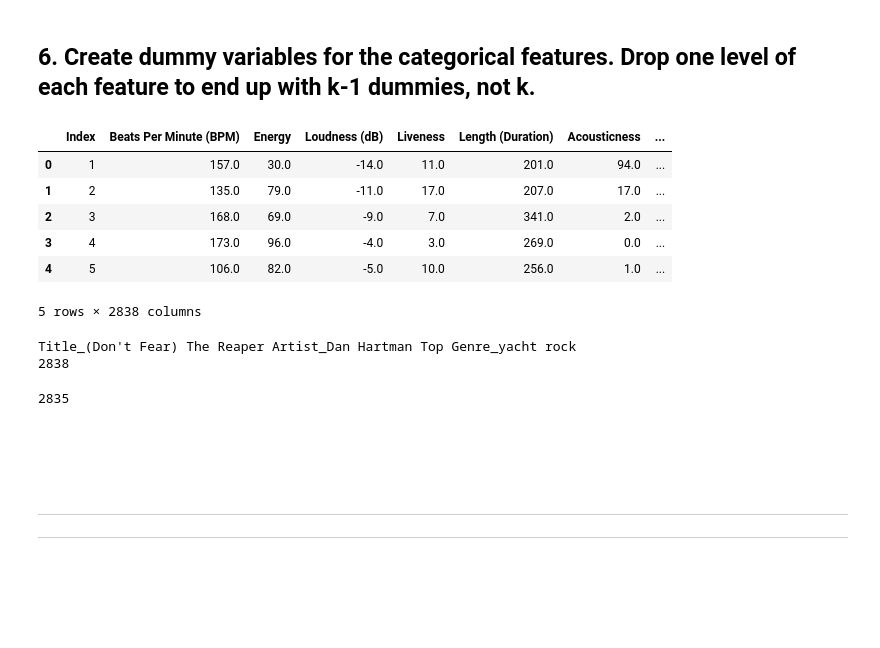
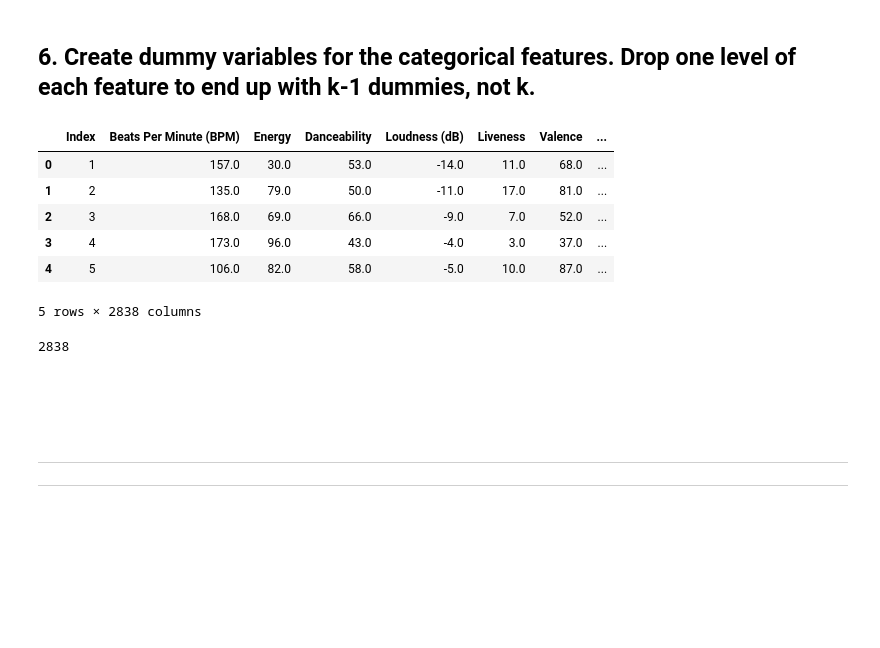
Before and after one commit to adamwbrew/Data-Cleaning-for-Machine-Learning, a Jupyter notebook: Data_Processing.ipynb, the cells around one changed output. Drawn from its saved outputs; the diff is of its cells as text; code cells hidden in the pictures; blank space fills up the shorter version.

Commit message:
editted dummies

```diff
--- a/Data_Processing.ipynb
+++ b/Data_Processing.ipynb
@@ -341,31 +379,21 @@ memory usage: 217.2+ KB
 # %% [markdown]
 ## 6. Create dummy variables for the categorical features. Drop one level of each feature to end up with k-1 dummies, not k.
 # %%
-ml_csv = pd.get_dummies(ml_csv, columns=["Title", "Artist", "Top Genre"])
+ml_csv = pd.get_dummies(ml_csv, prefix='', prefix_sep='', columns=["Title", "Artist", "Top Genre"], drop_first=True)
 ml_csv.head()
 # %% [output]
-|  | Index | Beats Per Minute (BPM) | Energy | Loudness (dB) | Liveness | Length (Duration) | Acousticness | ... |
-| 0 | 1 | 157.0 | 30.0 | -14.0 | 11.0 | 201.0 | 94.0 | ... |
-| 1 | 2 | 135.0 | 79.0 | -11.0 | 17.0 | 207.0 | 17.0 | ... |
-| 2 | 3 | 168.0 | 69.0 | -9.0 | 7.0 | 341.0 | 2.0 | ... |
-| 3 | 4 | 173.0 | 96.0 | -4.0 | 3.0 | 269.0 | 0.0 | ... |
-| 4 | 5 | 106.0 | 82.0 | -5.0 | 10.0 | 256.0 | 1.0 | ... |
+|  | Index | Beats Per Minute (BPM) | Energy | Danceability | Loudness (dB) | Liveness | Valence | ... |
+| 0 | 1 | 157.0 | 30.0 | 53.0 | -14.0 | 11.0 | 68.0 | ... |
+| 1 | 2 | 135.0 | 79.0 | 50.0 | -11.0 | 17.0 | 81.0 | ... |
+| 2 | 3 | 168.0 | 69.0 | 66.0 | -9.0 | 7.0 | 52.0 | ... |
+| 3 | 4 | 173.0 | 96.0 | 43.0 | -4.0 | 3.0 | 37.0 | ... |
+| 4 | 5 | 106.0 | 82.0 | 58.0 | -5.0 | 10.0 | 87.0 | ... |
 5 rows × 2838 columns
-# %%
-drop_Title = str(list(ml_csv.columns)[10:11][0])
-drop_Artist = str(list(ml_csv.columns)[2100:2101][0])
-drop_Top_Genre = str(list(ml_csv.columns)[2837:2838][0])
-print(drop_Title, drop_Artist, drop_Top_Genre)
-print(len(ml_csv.columns))
-# %% [output]
-Title_(Don't Fear) The Reaper Artist_Dan Hartman Top Genre_yacht rock
-2838
 # %%
 # k-1 dummies ~ loose 3 columns
-ml_csv = ml_csv.drop([drop_Title, drop_Artist, drop_Top_Genre], axis=1)
 print(len(ml_csv.columns))
 # %% [output]
-2835
+2838
 # %% [markdown]
 <br><br><br>
 ***
```
Also changed, not shown: parts of 9 cells of this notebook, 1 other file.
